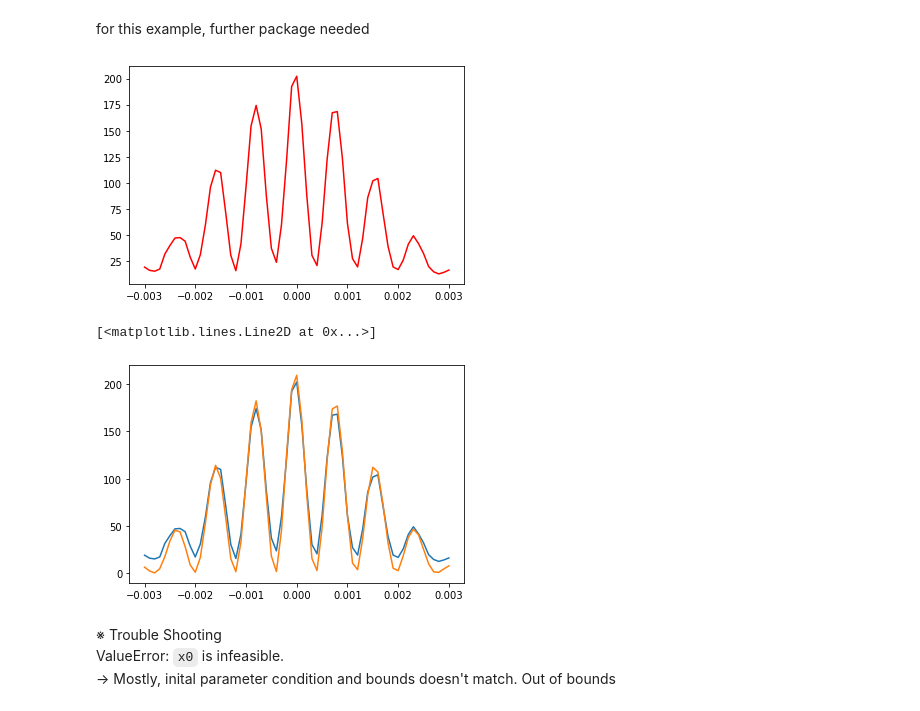
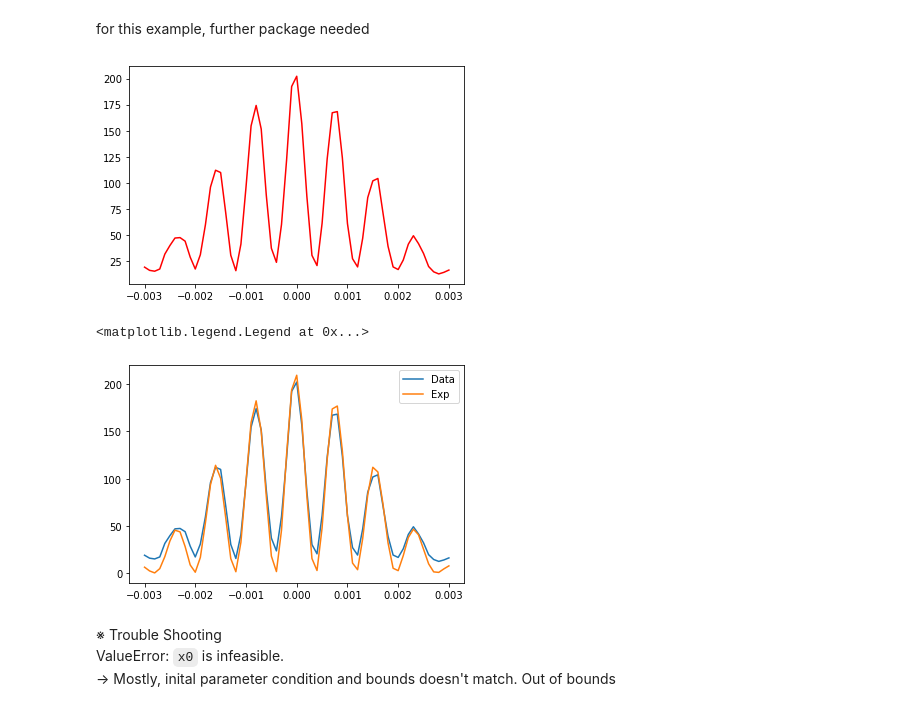
Before and after one commit to peardragon/NonLinearCurveFitting, a Jupyter notebook: NonLinearCurveFitting.ipynb, the cells around one changed output. Saved outputs shown, nothing was run; the diff lists cells and outputs as text; code cells hidden in the pictures.

```diff
--- a/NonLinearCurveFitting.ipynb
+++ b/NonLinearCurveFitting.ipynb
@@ -204,35 +208,36 @@ y = y/10
 x = x/1000
 
 x = (x-0.005)
 plt.plot(x,y, 'r')
 plt.show()
 
 b = 0.085*10**(-3)
 h = 0.406*10**(-3)
 x0 = 0
 
 I= 10**11
 D = 0.5
 mu = 550*10**(-9)
 sigma = 1*10**(-9)
 
 
 
 p0 = [I,x0,sigma,mu]
 bounds = ((10**(8),-0.01, 10**(-12), 400*10**(-9)),
           ( 10**(13), 0.01,  10**(-8 ), 800*10**(-9)))
 step_size = [10**(6),10**(-6), 10**(-14), 10**(-9)]
 
 popt, pcov = opt.curve_fit(double_intensity_lorentzian, x, y, p0=p0, method="trf",
                         bounds = bounds,
                        ftol=1e-15, xtol=1e-15, gtol=1e-15, max_nfev=5000,
                        x_scale = step_size )
 plt.plot(x,y, label="Data")
 plt.plot(x,double_intensity_lorentzian(x, *popt), label="Exp")
+plt.legend()
 # %% [output]
 [figure]
-[<matplotlib.lines.Line2D at 0x...>]
+<matplotlib.legend.Legend at 0x...>
-[figure, old version]
+[figure, new version]
 # %% [markdown]
 ※ Trouble Shooting
 ValueError: `x0` is infeasible.
```
Also changed, not shown: parts of 4 cells of this notebook.
